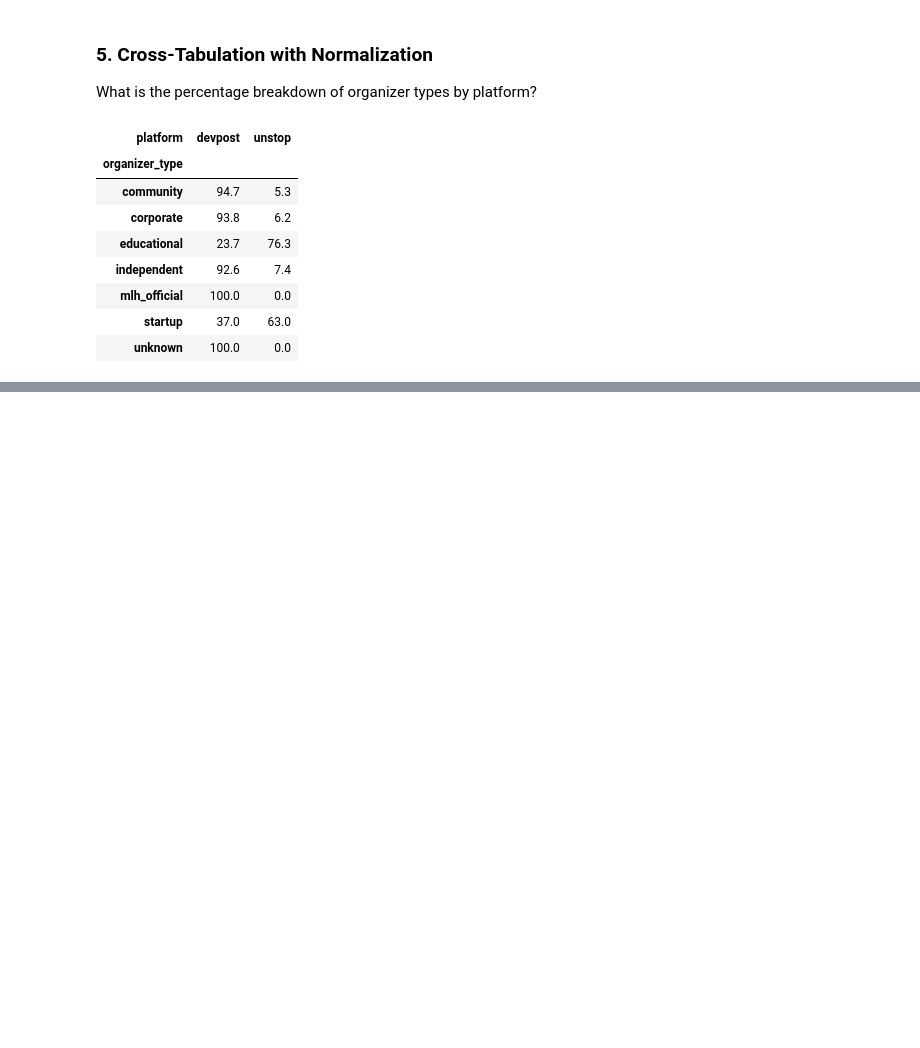
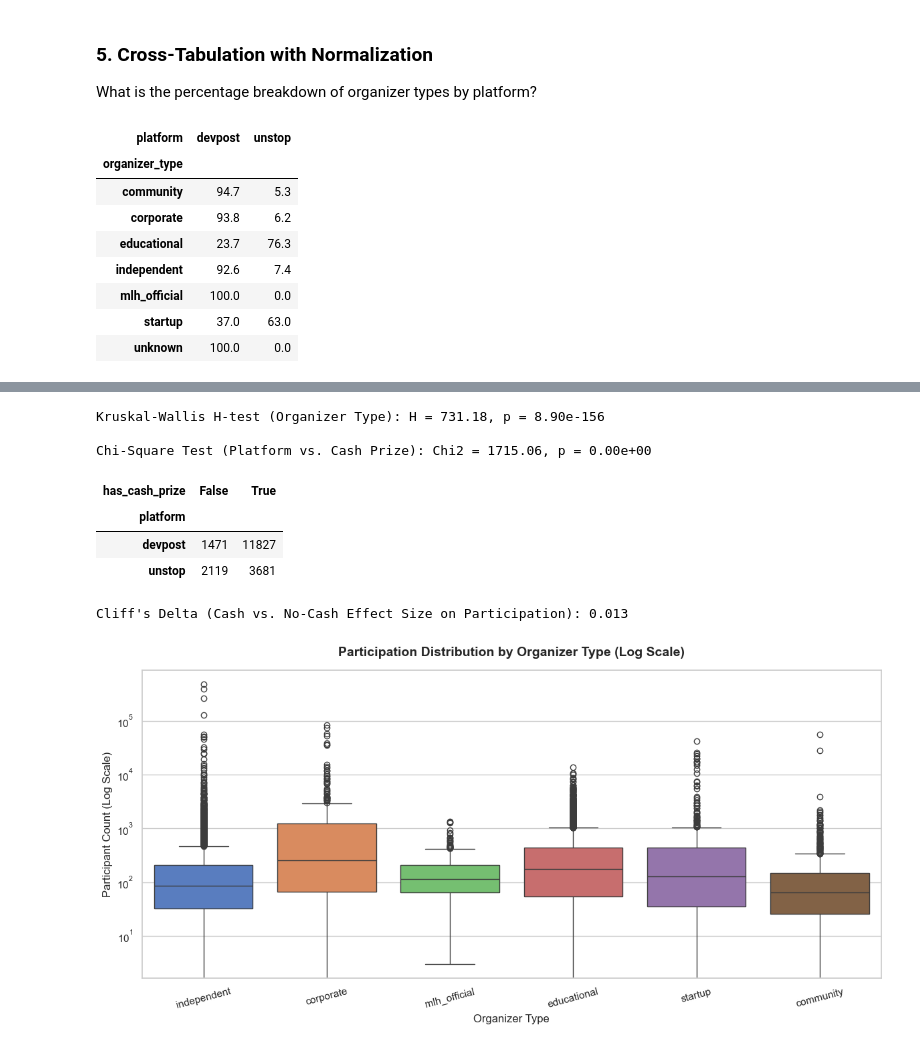
Before and after one commit to alokgorithm/Global-Hackathon-EDA, a Jupyter notebook: Advanced_Hackathon_Analysis.ipynb, the cells around one changed output, grey strips where cells are left out. Cells and saved outputs as stored; diff of their text form; code cells hidden in the pictures; blank space fills up the shorter version.

Commit message:
feat: Day 2 statistical inference (Kruskal-Wallis, Chi-Square, Effect Sizes)

```diff
--- a/Advanced_Hackathon_Analysis.ipynb
+++ b/Advanced_Hackathon_Analysis.ipynb
@@ -136,0 +147,49 @@ display(ct.round(1))
+# %%
+# Phase 3: Deep Statistical Inference
+from scipy.stats import kruskal, chi2_contingency
+
+# Kruskal-Wallis test across organizer types
+org_df = df[df['organizer_type'] != 'unknown']
+groups = [group['participant_count'].values for name, group in org_df.groupby('organizer_type')]
+if len(groups) >= 2:
+    h_stat, p_val = kruskal(*groups)
+    print(f"Kruskal-Wallis H-test (Organizer Type): H = {h_stat:.2f}, p = {p_val:.2e}")
+
+# Chi-Square test of Platform vs. Cash Prize Presence
+contingency_table = pd.crosstab(df['platform'], df['has_cash_prize'])
+chi2, p_chi, dof, ex = chi2_contingency(contingency_table)
+print(f"\nChi-Square Test (Platform vs. Cash Prize): Chi2 = {chi2:.2f}, p = {p_chi:.2e}")
+display(contingency_table)
+
+# Cliff's Delta calculation
+def cliffs_delta(x, y):
+    x, y = np.array(x), np.array(y)
+    xy = np.subtract.outer(x, y)
+    return (np.sum(xy > 0) - np.sum(xy < 0)) / (len(x) * len(y))
+
+with_cash = df[df['has_cash_prize'] == True]['participant_count']
+without_cash = df[df['has_cash_prize'] == False]['participant_count']
+delta = cliffs_delta(with_cash, without_cash)
+print(f"\nCliff's Delta (Cash vs. No-Cash Effect Size on Participation): {delta:.3f}")
+
+# Plotting boxplot comparing participation counts across organizer types
+plt.figure(figsize=(12, 6))
+sns.boxplot(data=org_df, x='organizer_type', y='participant_count', palette='muted')
+plt.yscale('log')
+plt.title('Participation Distribution by Organizer Type (Log Scale)', fontsize=14, fontweight='bold', pad=15)
+plt.xlabel('Organizer Type', fontsize=12)
+plt.ylabel('Participant Count (Log Scale)', fontsize=12)
+plt.xticks(rotation=15)
+plt.tight_layout()
+plt.savefig('organizer_participation.png', dpi=300)
+plt.show()
+# %% [output]
+Kruskal-Wallis H-test (Organizer Type): H = 731.18, p = 8.90e-156
+
+Chi-Square Test (Platform vs. Cash Prize): Chi2 = 1715.06, p = 0.00e+00
+| has_cash_prize | False | True |
+| platform |  |  |
+| devpost | 1471 | 11827 |
+| unstop | 2119 | 3681 |
+Cliff's Delta (Cash vs. No-Cash Effect Size on Participation): 0.013
+[figure, added]
```
Also changed, not shown: parts of 1 cell of this notebook.
